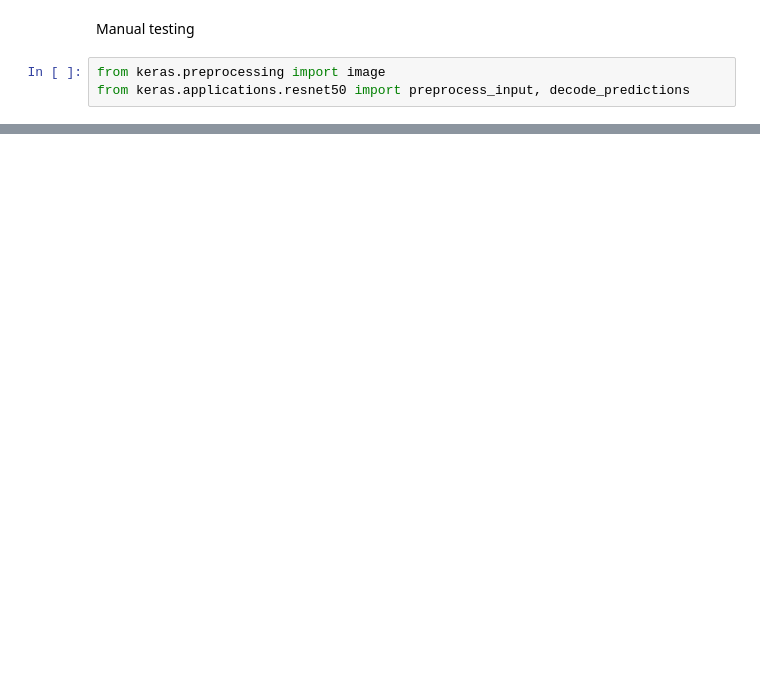
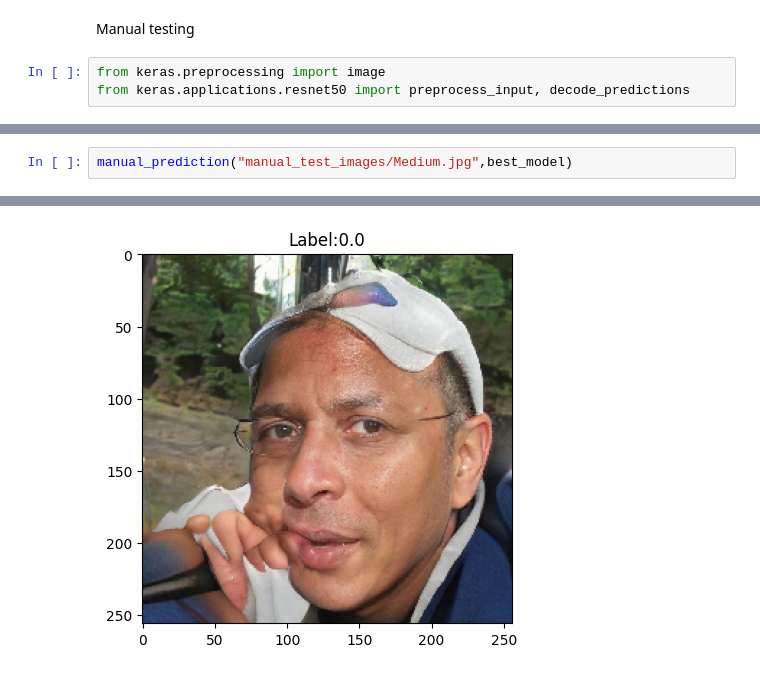
Before and after one commit to sanyamjain0315/generated-image-detection, a Jupyter notebook: sanyam_vanilla_models.ipynb, the cells around one changed output, grey strips where cells are left out. Saved outputs shown, nothing was run; the diff lists cells and outputs as text; blank space fills up the shorter version.

```diff
--- a/sanyam_vanilla_models.ipynb
+++ b/sanyam_vanilla_models.ipynb
@@ -313,0 +301,3 @@ plt.show()
+# %%
+manual_prediction("manual_test_images/Medium.jpg",best_model)
+# %% [output]
@@ -313,0 +305 @@ plt.show()
+[figure, added]
```
Also changed, not shown: parts of 27 cells of this notebook, 1 other file.
